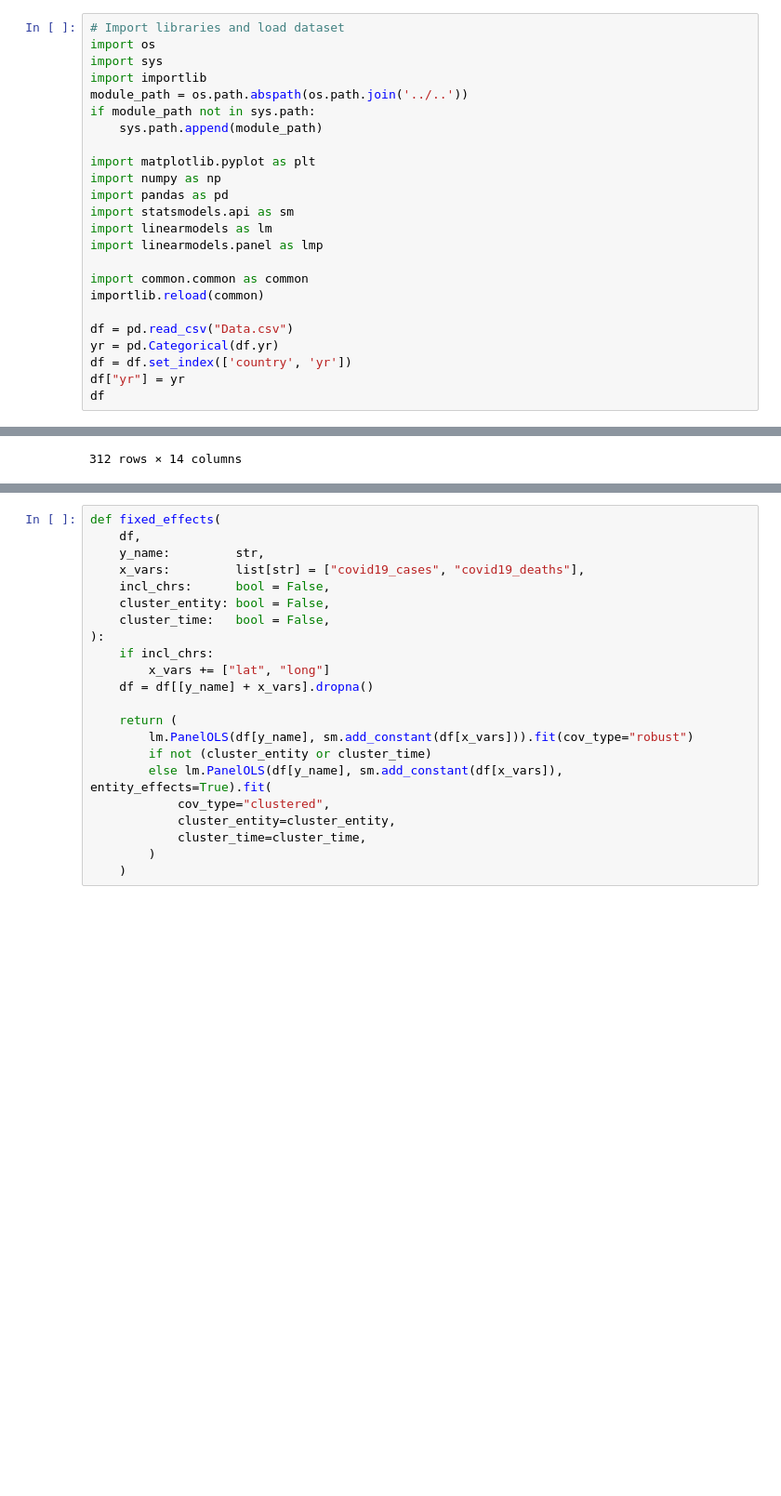
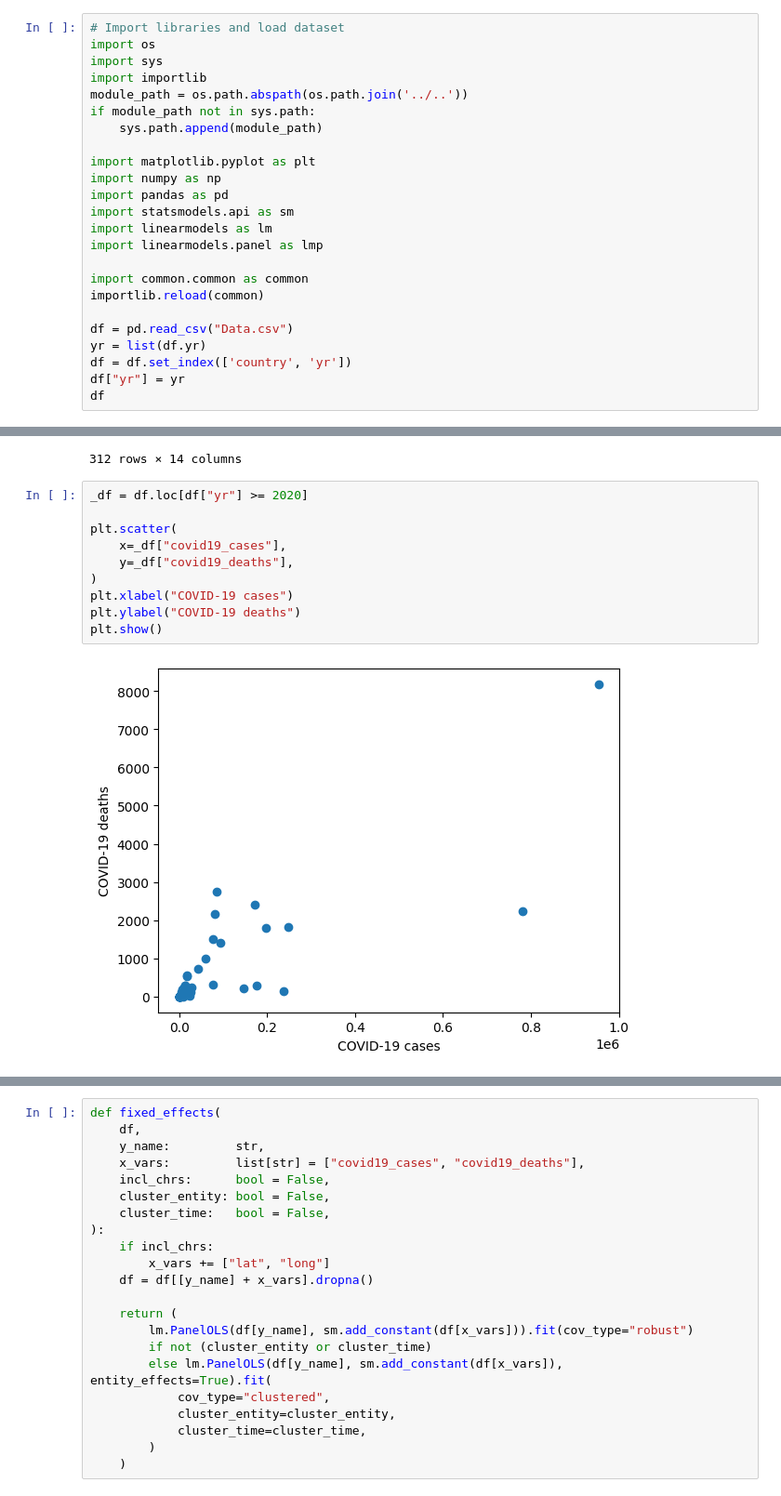
Before and after one commit to andreiui/csec491, a Jupyter notebook: code/analysis/_CARIBBEAN/main.ipynb, the cells around one changed output, grey strips where cells are left out. Shown at 93% size. Cells and saved outputs as stored; diff of their text form; blank space fills up the shorter version.

```diff
--- a/code/analysis/_CARIBBEAN/main.ipynb
+++ b/code/analysis/_CARIBBEAN/main.ipynb
@@ -18,7 +18,7 @@ import common.common as common
 importlib.reload(common)
 
 df = pd.read_csv("Data.csv")
-yr = pd.Categorical(df.yr)
+yr = list(df.yr)
 df = df.set_index(['country', 'yr'])
 df["yr"] = yr
 df
@@ -37,3 +37,15 @@ df
 |  | 2021 | 18.3358 | -64.8963 | NaN | NaN | NaN | NaN | ... |
 |  | 2022 | 18.3358 | -64.8963 | NaN | NaN | NaN | NaN | ... |
 312 rows × 14 columns
+# %%
+_df = df.loc[df["yr"] >= 2020]
+
+plt.scatter(
+    x=_df["covid19_cases"],
+    y=_df["covid19_deaths"],
+)
+plt.xlabel("COVID-19 cases")
+plt.ylabel("COVID-19 deaths")
+plt.show()
+# %% [output]
+[figure, added]
```
Also changed, not shown: parts of 6 cells of this notebook, 1 other file.
